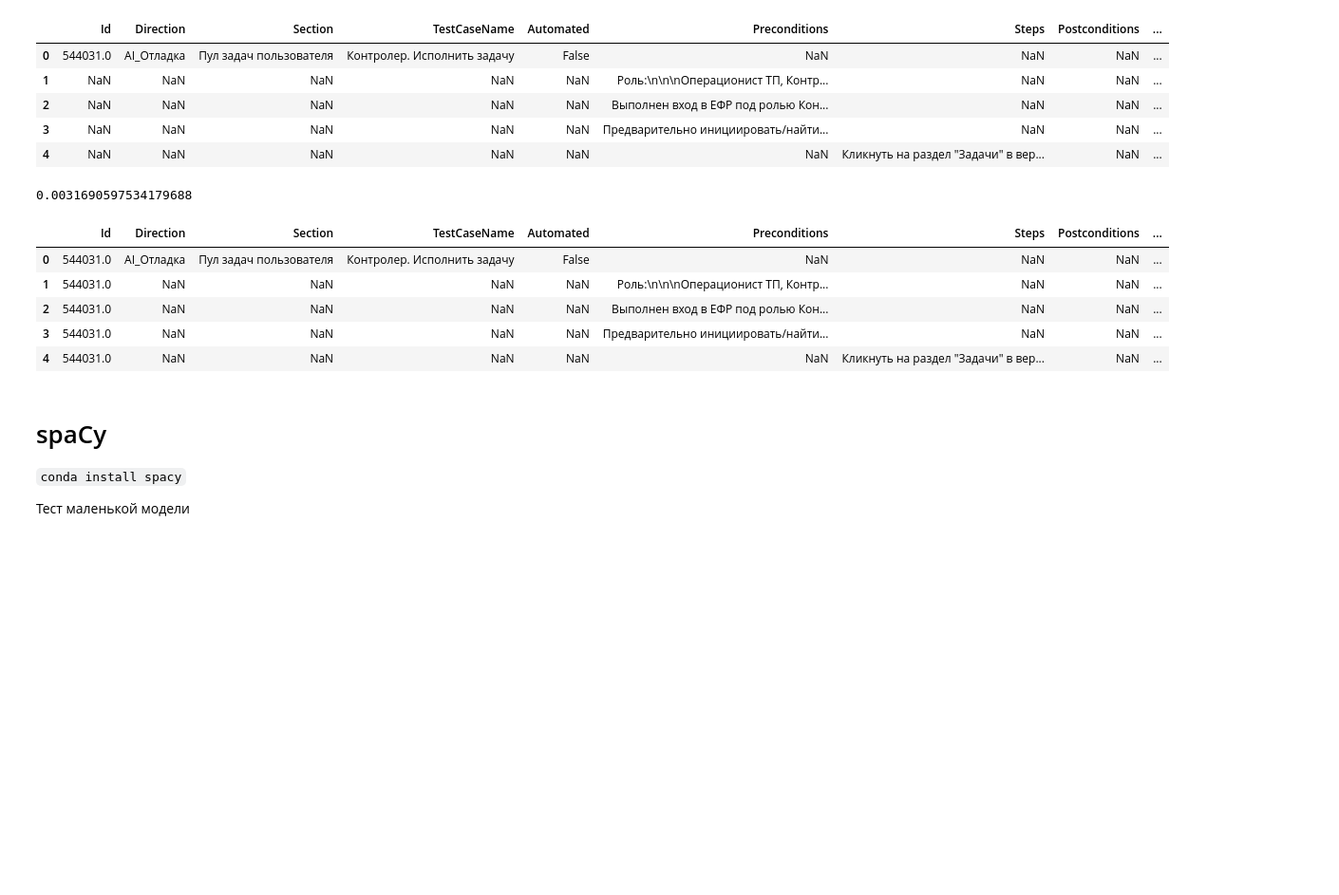
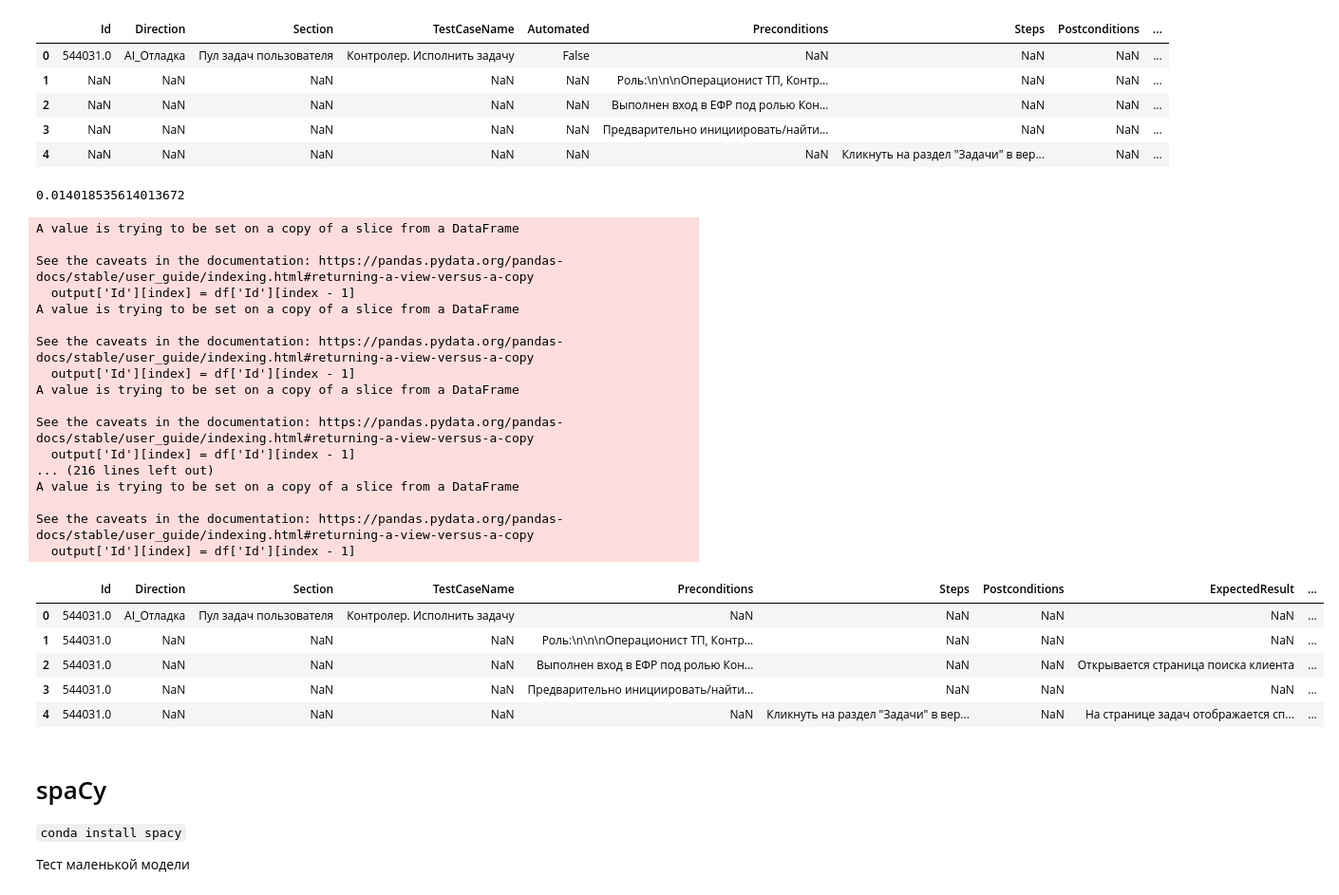
Before and after one commit to paulrainy/EmbeddingTest, a Jupyter notebook: spacy_test.ipynb, the cells around one changed output. Shown: that part at 95% size. Drawn from its saved outputs; the diff is of its cells as text; code cells hidden in the pictures; blank space fills up the shorter version.

```diff
--- a/spacy_test.ipynb
+++ b/spacy_test.ipynb
@@ -17,30 +17,49 @@ df.head()
 # %%
 import time
 
 start_timer = time.time()
 
 output = df
+
+output.drop('Automated', axis=1, inplace=True)
 # заполняем столбик значениями
 for index, row in df.iterrows():
     if not math.isnan(df['Id'][index]):
         pass
     else:
         output['Id'][index] = df['Id'][index - 1]
 
 
 
 end_timer = time.time()
 print(end_timer - start_timer)
 output.to_excel("output.xlsx", index = False)
 output.head()
 # %% [output]
-0.0031690597534179688
+0.014018535614013672
+A value is trying to be set on a copy of a slice from a DataFrame
+
+See the caveats in the documentation: https://pandas.pydata.org/pandas-docs/stable/user_guide/indexing.html#returning-a-view-versus-a-copy
+  output['Id'][index] = df['Id'][index - 1]
+A value is trying to be set on a copy of a slice from a DataFrame
+
+See the caveats in the documentation: https://pandas.pydata.org/pandas-docs/stable/user_guide/indexing.html#returning-a-view-versus-a-copy
+  output['Id'][index] = df['Id'][index - 1]
+A value is trying to be set on a copy of a slice from a DataFrame
+
+See the caveats in the documentation: https://pandas.pydata.org/pandas-docs/stable/user_guide/indexing.html#returning-a-view-versus-a-copy
+  output['Id'][index] = df['Id'][index - 1]
+... (216 lines left out)
+A value is trying to be set on a copy of a slice from a DataFrame
+
+See the caveats in the documentation: https://pandas.pydata.org/pandas-docs/stable/user_guide/indexing.html#returning-a-view-versus-a-copy
+  output['Id'][index] = df['Id'][index - 1]
-|  | Id | Direction | Section | TestCaseName | Automated | Preconditions | Steps | Postconditions | ... |
-| 0 | 544031.0 | AI_Отладка | Пул задач пользователя | Контролер. Исполнить задачу | False | NaN | NaN | NaN | ... |
-| 1 | 544031.0 | NaN | NaN | NaN | NaN | Роль:\n\n\nОперационист ТП, Контр... | NaN | NaN | ... |
-| 2 | 544031.0 | NaN | NaN | NaN | NaN | Выполнен вход в ЕФР под ролью Кон... | NaN | NaN | ... |
-| 3 | 544031.0 | NaN | NaN | NaN | NaN | Предварительно инициировать/найти... | NaN | NaN | ... |
-| 4 | 544031.0 | NaN | NaN | NaN | NaN | NaN | Кликнуть на раздел "Задачи" в вер... | NaN | ... |
+|  | Id | Direction | Section | TestCaseName | Preconditions | Steps | Postconditions | ExpectedResult | ... |
+| 0 | 544031.0 | AI_Отладка | Пул задач пользователя | Контролер. Исполнить задачу | NaN | NaN | NaN | NaN | ... |
+| 1 | 544031.0 | NaN | NaN | NaN | Роль:\n\n\nОперационист ТП, Контр... | NaN | NaN | NaN | ... |
+| 2 | 544031.0 | NaN | NaN | NaN | Выполнен вход в ЕФР под ролью Кон... | NaN | NaN | Открывается страница поиска клиента | ... |
+| 3 | 544031.0 | NaN | NaN | NaN | Предварительно инициировать/найти... | NaN | NaN | NaN | ... |
+| 4 | 544031.0 | NaN | NaN | NaN | NaN | Кликнуть на раздел "Задачи" в вер... | NaN | На странице задач отображается сп... | ... |
 # %% [markdown]
 # spaCy
 
```
Also changed, not shown: parts of 2 cells of this notebook, 1 other file.
